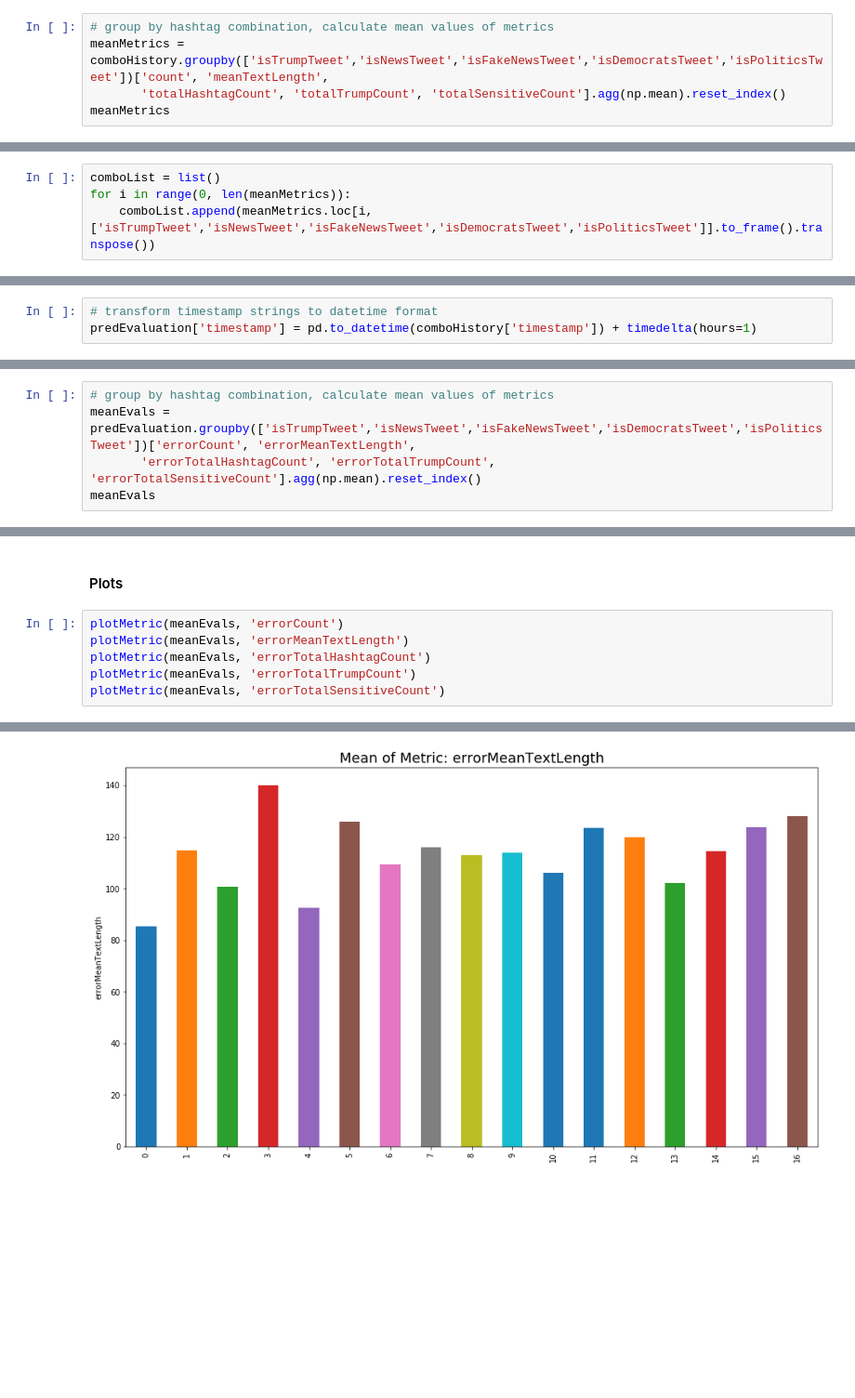
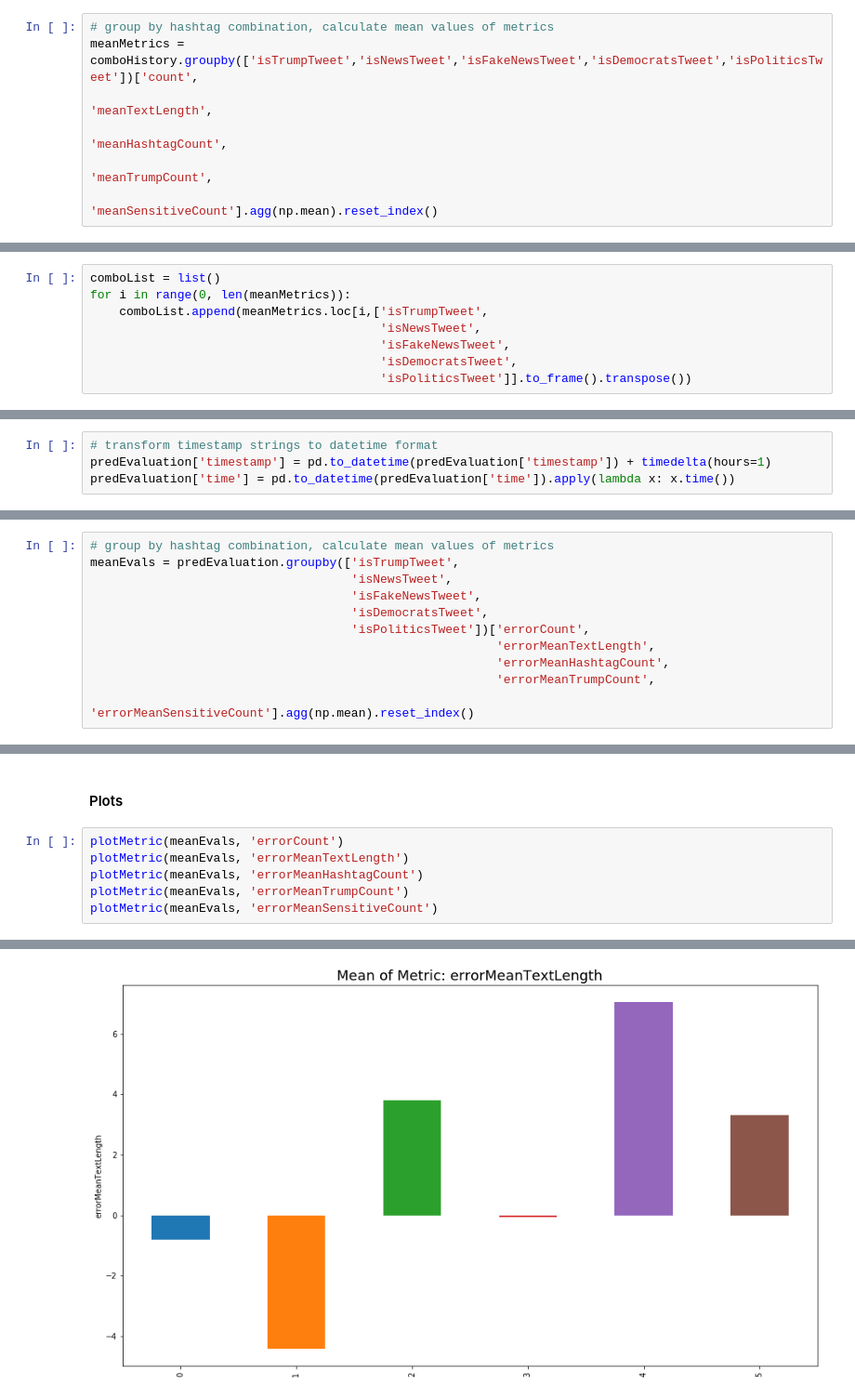
Before and after one commit to mjanschek/trumpTweets, a Jupyter notebook: src/main/python/tweetAnalysis.ipynb, the cells around one changed output, grey strips where cells are left out. Shown at 93% size. Cells and saved outputs as stored; diff of their text form; blank space fills up the shorter version.

```diff
--- a/src/main/python/tweetAnalysis.ipynb
+++ b/src/main/python/tweetAnalysis.ipynb
@@ -86,5 +86,7 @@ comboHistory['timestamp'] = pd.to_datetime(comboHistory['timestamp']) + timedelt
 # %%
 # group by hashtag combination, calculate mean values of metrics
-meanMetrics = comboHistory.groupby(['isTrumpTweet','isNewsTweet','isFakeNewsTweet','isDemocratsTweet','isPoliticsTweet'])['count', 'meanTextLength',
-       'totalHashtagCount', 'totalTrumpCount', 'totalSensitiveCount'].agg(np.mean).reset_index()
-meanMetrics
+meanMetrics = comboHistory.groupby(['isTrumpTweet','isNewsTweet','isFakeNewsTweet','isDemocratsTweet','isPoliticsTweet'])['count',
+                                                                                                                          'meanTextLength',
+                                                                                                                          'meanHashtagCount',
+                                                                                                                          'meanTrumpCount',
+                                                                                                                          'meanSensitiveCount'].agg(np.mean).reset_index()
@@ -118,7 +117,11 @@ We want various combinations of data for analysis.
 # %%
 comboList = list()
 for i in range(0, len(meanMetrics)):
-    comboList.append(meanMetrics.loc[i,['isTrumpTweet','isNewsTweet','isFakeNewsTweet','isDemocratsTweet','isPoliticsTweet']].to_frame().transpose())
+    comboList.append(meanMetrics.loc[i,['isTrumpTweet',
+                                        'isNewsTweet',
+                                        'isFakeNewsTweet',
+                                        'isDemocratsTweet',
+                                        'isPoliticsTweet']].to_frame().transpose())
 # %%
 comboTimeseriesList = list()
 for i in range(0,len(comboList)):
@@ -287,4 +308,5 @@ Index(['timestamp', 'isTrumpTweet', 'isNewsTweet', 'isFakeNewsTweet',
 #### Transformation
 # %%
 # transform timestamp strings to datetime format
-predEvaluation['timestamp'] = pd.to_datetime(comboHistory['timestamp']) + timedelta(hours=1)
+predEvaluation['timestamp'] = pd.to_datetime(predEvaluation['timestamp']) + timedelta(hours=1)
+predEvaluation['time'] = pd.to_datetime(predEvaluation['time']).apply(lambda x: x.time())
@@ -291,5 +322,11 @@ predEvaluation['timestamp'] = pd.to_datetime(comboHistory['timestamp']) + timede
 # %%
 # group by hashtag combination, calculate mean values of metrics
-meanEvals = predEvaluation.groupby(['isTrumpTweet','isNewsTweet','isFakeNewsTweet','isDemocratsTweet','isPoliticsTweet'])['errorCount', 'errorMeanTextLength',
-       'errorTotalHashtagCount', 'errorTotalTrumpCount', 'errorTotalSensitiveCount'].agg(np.mean).reset_index()
-meanEvals
+meanEvals = predEvaluation.groupby(['isTrumpTweet',
+                                    'isNewsTweet',
+                                    'isFakeNewsTweet',
+                                    'isDemocratsTweet',
+                                    'isPoliticsTweet'])['errorCount',
+                                                        'errorMeanTextLength',
+                                                        'errorMeanHashtagCount',
+                                                        'errorMeanTrumpCount',
+                                                        'errorMeanSensitiveCount'].agg(np.mean).reset_index()
@@ -330,7 +358,7 @@ for i in range(0,len(evalList)):
 # %%
 plotMetric(meanEvals, 'errorCount')
 plotMetric(meanEvals, 'errorMeanTextLength')
-plotMetric(meanEvals, 'errorTotalHashtagCount')
-plotMetric(meanEvals, 'errorTotalTrumpCount')
-plotMetric(meanEvals, 'errorTotalSensitiveCount')
+plotMetric(meanEvals, 'errorMeanHashtagCount')
+plotMetric(meanEvals, 'errorMeanTrumpCount')
+plotMetric(meanEvals, 'errorMeanSensitiveCount')
 # %% [output]
@@ -338 +366 @@ plotMetric(meanEvals, 'errorTotalSensitiveCount')
-[figure, old version]
+[figure, new version]
```
Also changed, not shown: parts of 33 cells of this notebook, 5 other files.
